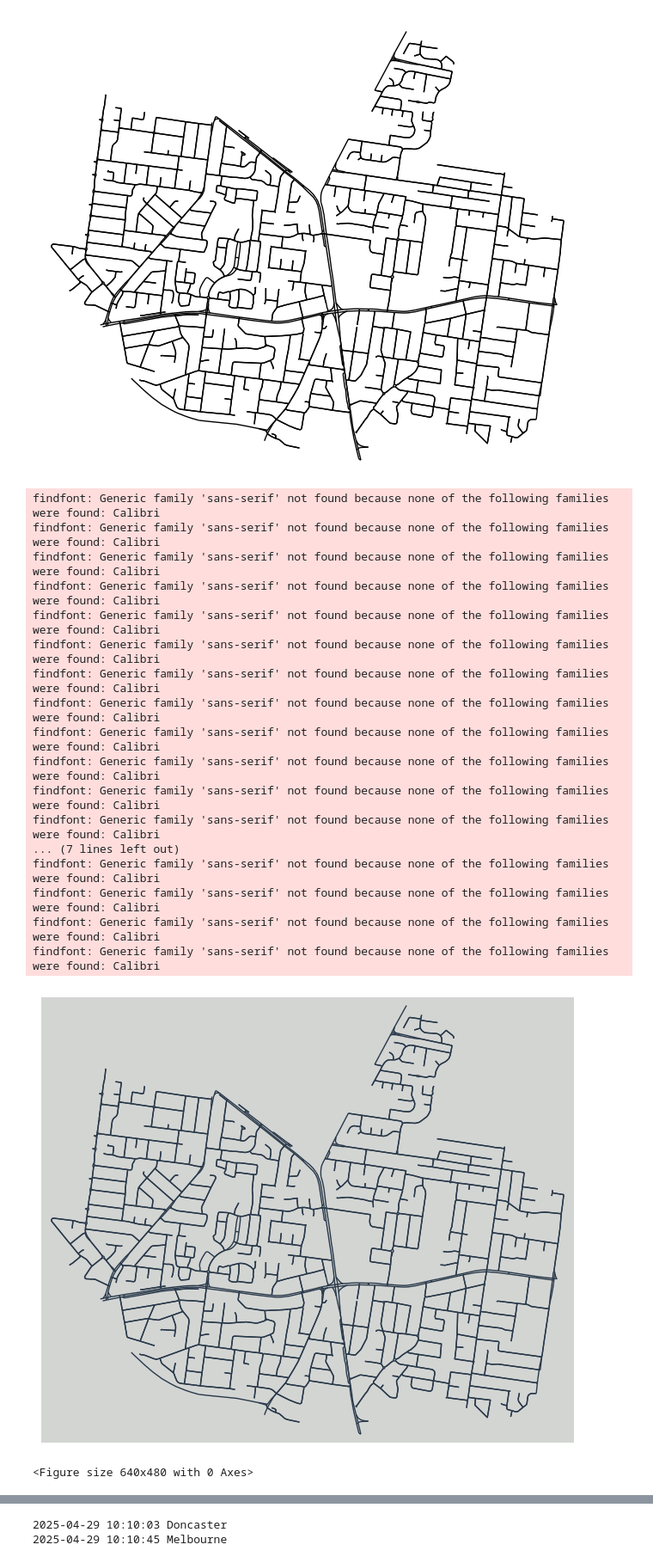
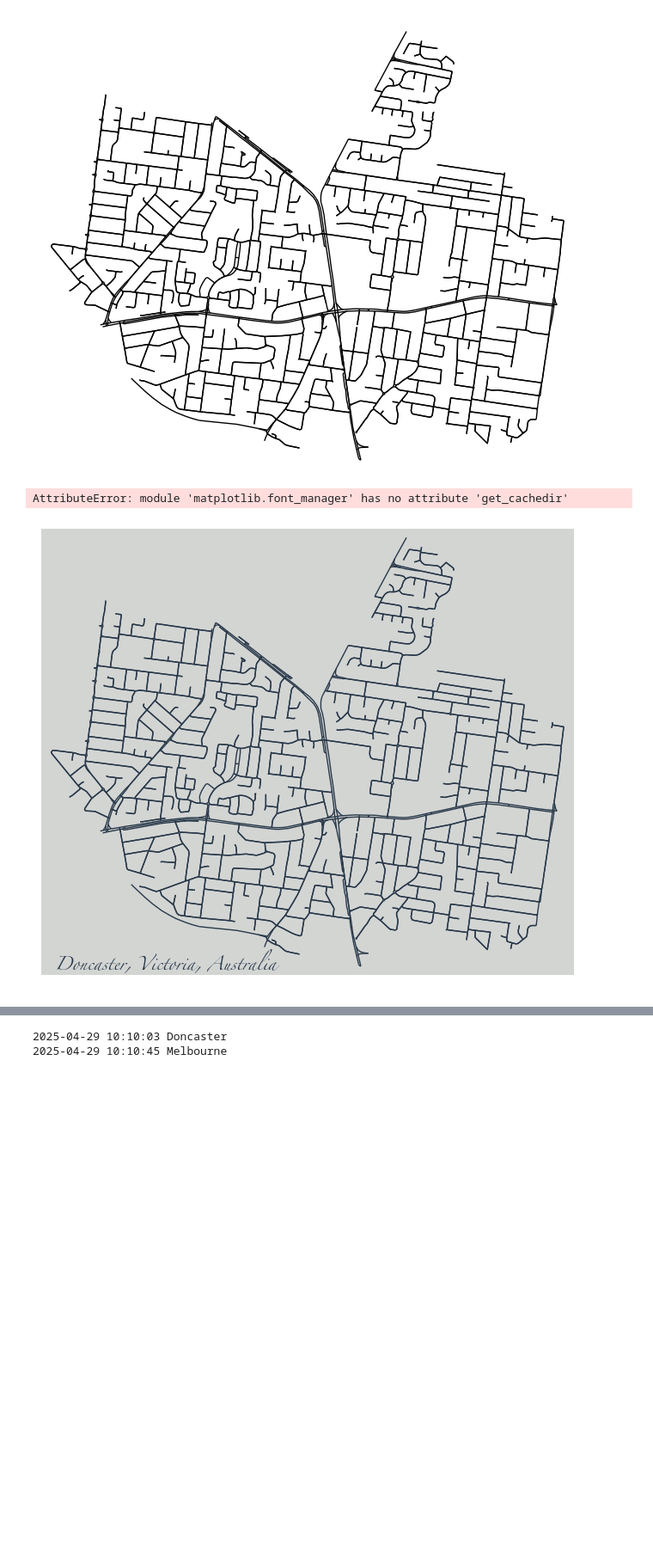
Before and after one commit to jtwevans/melbourne_mapping, a Jupyter notebook: osmnx.ipynb, the cells around one changed output, grey strips where cells are left out. Shown at 86% size. Cells and saved outputs as stored; diff of their text form; code cells hidden in the pictures; blank space fills up the shorter version.

```diff
--- a/osmnx.ipynb
+++ b/osmnx.ipynb
@@ -46,39 +46,36 @@ graph = ox.graph_from_place(place_name, network_type="drive")
 fig, ax = ox.plot_graph(graph, node_size=0, edge_color="black", edge_linewidth=1, bgcolor = 'white', filepath="/Users/Jackson/mothersDay2025/output/bw_donnie_drive.png", save=True, show=False)
 # %% [output]
 [figure]
+# %%
+import matplotlib as mpl
+fm = mpl.font_manager
+fm.get_cachedir()
+# %% [output]
+AttributeError: module 'matplotlib.font_manager' has no attribute 'get_cachedir'
 # %%
-matplotlib.rcParams['font.family'] = 'sans-serif'
-matplotlib.rcParams['font.sans-serif'] = ['Calibri']
+plt.rcParams['font.family'] = 'serif'
+#plt.rcParams['font.serif'] = ['SignPainter'] + plt.rcParams['font.serif']
+plt.rcParams['font.serif'] = ['Zapfino'] + plt.rcParams['font.serif']
 
 place_name = "Doncaster, Victoria, Australia"
 
 graph = ox.graph_from_place(place_name, network_type="drive")
 
-fig, ax = ox.plot_graph(graph, node_size=0, edge_color="#283849", edge_linewidth=1, bgcolor = '#D3D5D3')
-#fig, ax = ox.plot_graph(graph, node_size=0, edge_color="#283849", edge_linewidth=1, bgcolor = '#D3D5D3', filepath="/Users/Jackson/mothersDay2025/output/reflection_navy_donnie_drive.png", save=True, show=False)
+fig, ax = ox.plot_graph(graph, node_size=0, edge_color="#283849", edge_linewidth=1, bgcolor = '#D3D5D3', show=False)
+#fig, ax = ox.plot_graph(graph, node_size=0, edge_color="#283849", edge_linewidth=1, bgcolor = '#D3D5D3', filepath="/Users/jacksonevans/Desktop/melb_mapping_mday/melbourne_mapping-main/output/reflection_navy_donnie_drive.png", save=True, show=False)
 
 # text box
-ax.text(0.5, 0.5, '$Doncaster, Victoria, Australia$', size=18, fontdict=None, bbox={})
+textstr = 'Doncaster, Victoria, Australia'
+#props = dict(boxstyle='round', facecolor='#283849', alpha=0.5)
+props = dict()
+ax.text(0.025, 0.060, textstr, color='#283849', transform=ax.transAxes, size=10, fontweight='bold', fontdict=None, verticalalignment='top')
+#ax.text(0.025, 0.05, textstr, color='#283849', transform=ax.transAxes, fontsize=12, fontfamily='serif', verticalalignment='top')
+#ax.text(0.5, 0.5, 'Doncaster, Victoria, Australia', size=18, fontdict=None, color='#283849', bbox={})
 
+#fig, ax = ox.plot_graph(graph, node_size=0, edge_color="#283849", edge_linewidth=1, bgcolor = '#D3D5D3', filepath="/Users/jacksonevans/Desktop/melb_mapping_mday/melbourne_mapping-main/output/plot_graph_reflection_navy_donnie_drive.png", save=True, show=False)
+
+plt.show()
 # Save the plot as an SVG file
-plt.savefig("/Users/Jackson/mothersDay2025/output/reflection_navy_text_donnie_drive.png", format='png')
+#plt.savefig("/Users/jacksonevans/Desktop/melb_mapping_mday/melbourne_mapping-main/output/save_fig_reflection_navy_text_donnie_drive.png", format='png')
 # %% [output]
-findfont: Generic family 'sans-serif' not found because none of the following families were found: Calibri
-findfont: Generic family 'sans-serif' not found because none of the following families were found: Calibri
-findfont: Generic family 'sans-serif' not found because none of the following families were found: Calibri
-findfont: Generic family 'sans-serif' not found because none of the following families were found: Calibri
-findfont: Generic family 'sans-serif' not found because none of the following families were found: Calibri
-findfont: Generic family 'sans-serif' not found because none of the following families were found: Calibri
-findfont: Generic family 'sans-serif' not found because none of the following families were found: Calibri
-findfont: Generic family 'sans-serif' not found because none of the following families were found: Calibri
-findfont: Generic family 'sans-serif' not found because none of the following families were found: Calibri
-findfont: Generic family 'sans-serif' not found because none of the following families were found: Calibri
-findfont: Generic family 'sans-serif' not found because none of the following families were found: Calibri
-findfont: Generic family 'sans-serif' not found because none of the following families were found: Calibri
-... (7 lines left out)
-findfont: Generic family 'sans-serif' not found because none of the following families were found: Calibri
-findfont: Generic family 'sans-serif' not found because none of the following families were found: Calibri
-findfont: Generic family 'sans-serif' not found because none of the following families were found: Calibri
-findfont: Generic family 'sans-serif' not found because none of the following families were found: Calibri
-[figure, old version]
+[figure, new version]
-<Figure size 640x480 with 0 Axes>
```
Also changed, not shown: parts of 4 cells of this notebook, 7 other files.
